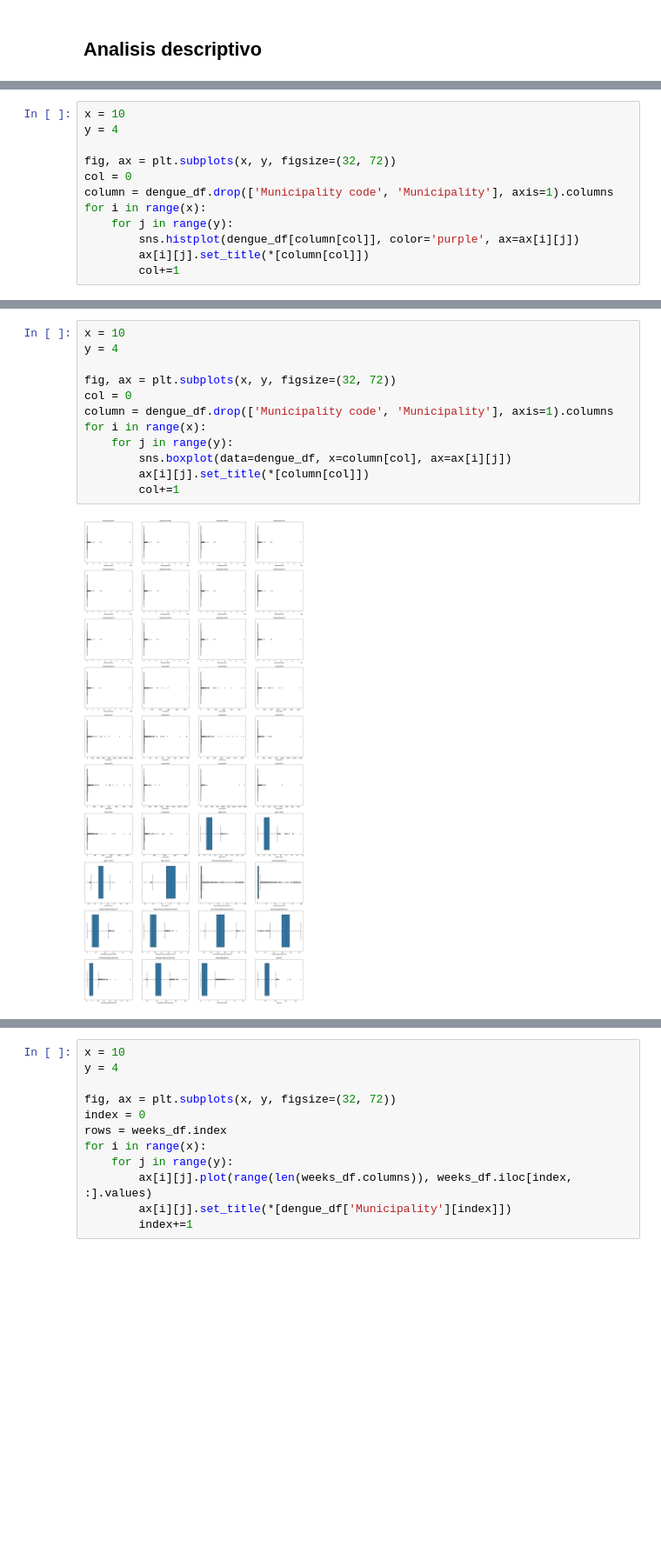
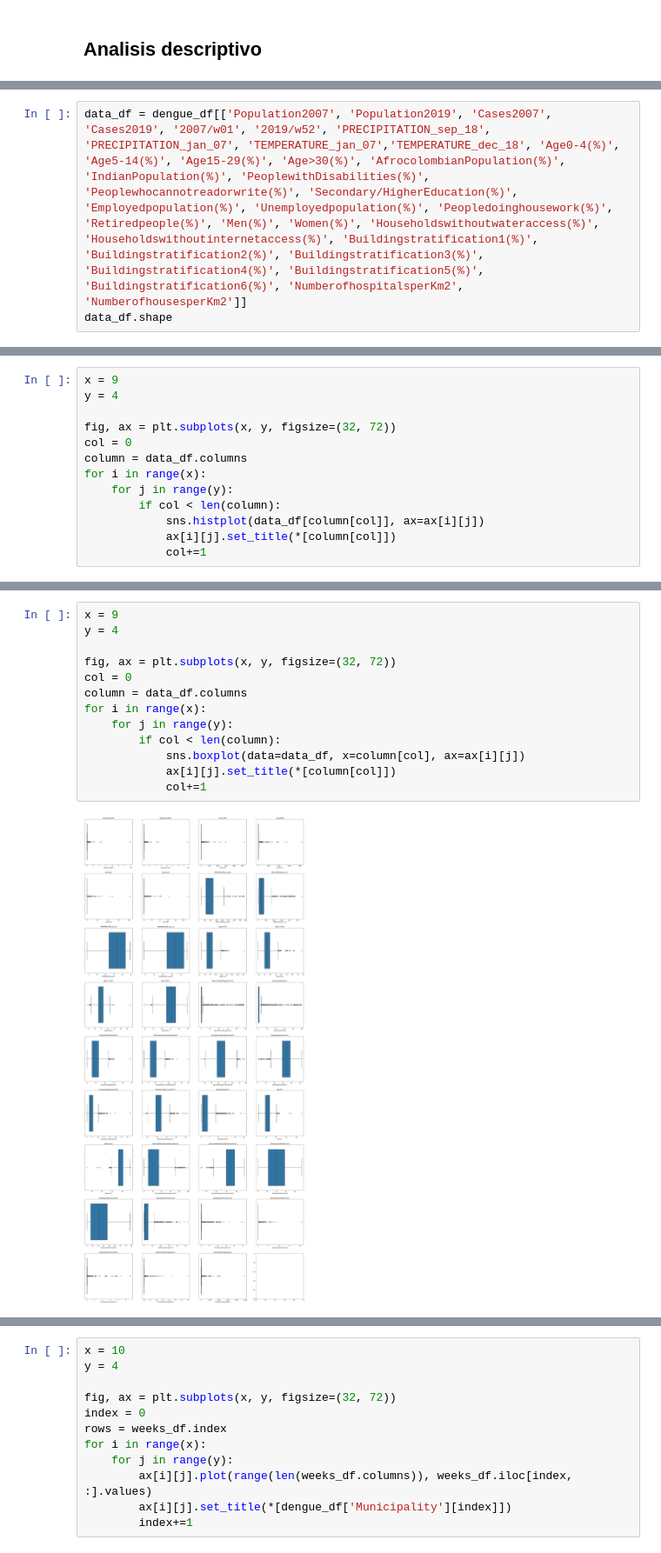
Before and after one commit to freddy120/MIAD_no_supervisado_project, a Jupyter notebook: notebook/Final_Project.ipynb, the cells around one changed output, grey strips where cells are left out. Shown at 87% size. Drawn from its saved outputs; the diff is of its cells as text; blank space fills up the shorter version.

```diff
--- a/notebook/Final_Project.ipynb
+++ b/notebook/Final_Project.ipynb
@@ -116,0 +209,3 @@ dengue_df[['Cases2007', 'Cases2008', 'Cases2009', 'Cases2010', 'Cases2011', 'Cas
+# %%
+data_df = dengue_df[['Population2007', 'Population2019', 'Cases2007', 'Cases2019', '2007/w01', '2019/w52', 'PRECIPITATION_sep_18', 'PRECIPITATION_jan_07', 'TEMPERATURE_jan_07','TEMPERATURE_dec_18', 'Age0-4(%)', 'Age5-14(%)', 'Age15-29(%)', 'Age>30(%)', 'AfrocolombianPopulation(%)', 'IndianPopulation(%)', 'PeoplewithDisabilities(%)', 'Peoplewhocannotreadorwrite(%)', 'Secondary/HigherEducation(%)', 'Employedpopulation(%)', 'Unemployedpopulation(%)', 'Peopledoinghousework(%)', 'Retiredpeople(%)', 'Men(%)', 'Women(%)', 'Householdswithoutwateraccess(%)', 'Householdswithoutinternetaccess(%)', 'Buildingstratification1(%)', 'Buildingstratification2(%)', 'Buildingstratification3(%)', 'Buildingstratification4(%)', 'Buildingstratification5(%)', 'Buildingstratification6(%)', 'NumberofhospitalsperKm2', 'NumberofhousesperKm2']]
+data_df.shape
@@ -117,13 +214,14 @@ dengue_df[['Cases2007', 'Cases2008', 'Cases2009', 'Cases2010', 'Cases2011', 'Cas
 # %%
-x = 10
+x = 9
 y = 4
 
 fig, ax = plt.subplots(x, y, figsize=(32, 72))
 col = 0
-column = dengue_df.drop(['Municipality code', 'Municipality'], axis=1).columns
+column = data_df.columns
 for i in range(x):
     for j in range(y):
-        sns.histplot(dengue_df[column[col]], color='purple', ax=ax[i][j])
-        ax[i][j].set_title(*[column[col]])
-        col+=1
+        if col < len(column):
+            sns.histplot(data_df[column[col]], ax=ax[i][j])
+            ax[i][j].set_title(*[column[col]])
+            col+=1
 # %% [output]
@@ -131,15 +229,16 @@ for i in range(x):
 # %%
-x = 10
+x = 9
 y = 4
 
 fig, ax = plt.subplots(x, y, figsize=(32, 72))
 col = 0
-column = dengue_df.drop(['Municipality code', 'Municipality'], axis=1).columns
+column = data_df.columns
 for i in range(x):
     for j in range(y):
-        sns.boxplot(data=dengue_df, x=column[col], ax=ax[i][j])
-        ax[i][j].set_title(*[column[col]])
-        col+=1
+        if col < len(column):
+            sns.boxplot(data=data_df, x=column[col], ax=ax[i][j])
+            ax[i][j].set_title(*[column[col]])
+            col+=1
 # %% [output]
-[figure, old version]
+[figure, new version]
 # %%
```
Also changed, not shown: parts of 36 cells of this notebook.
